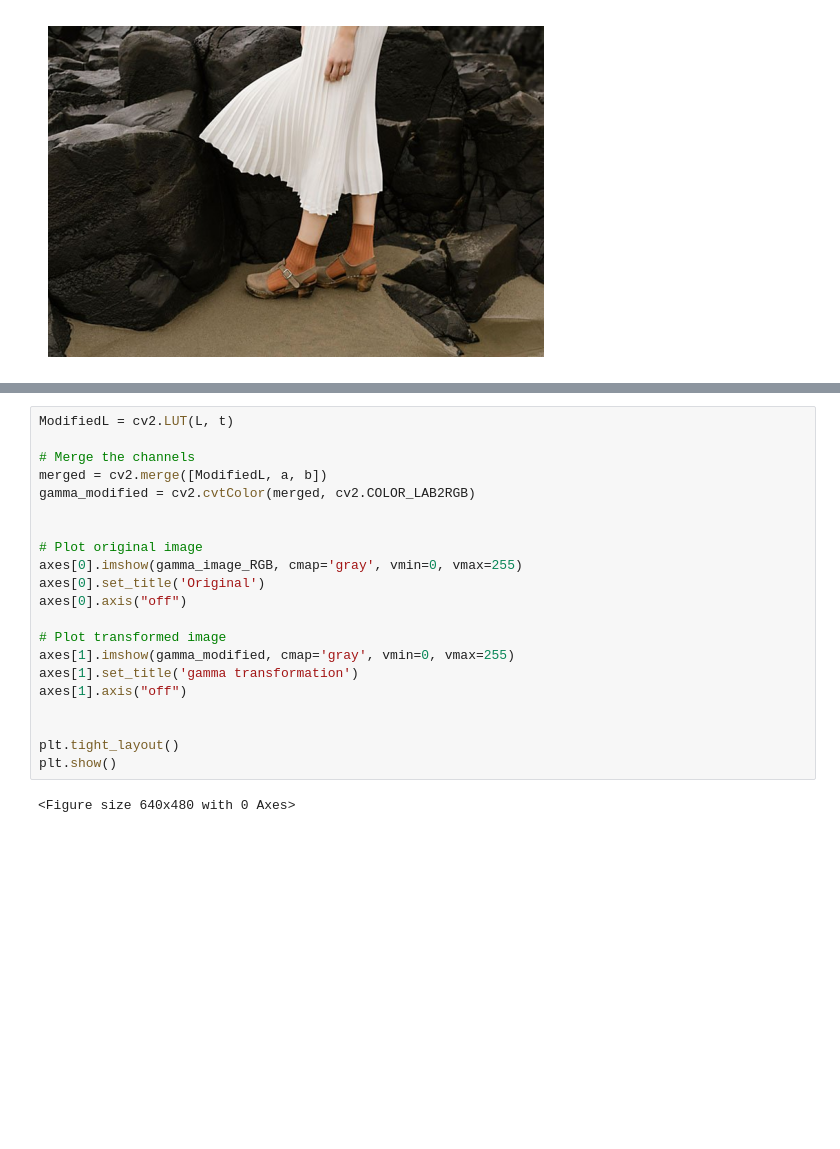
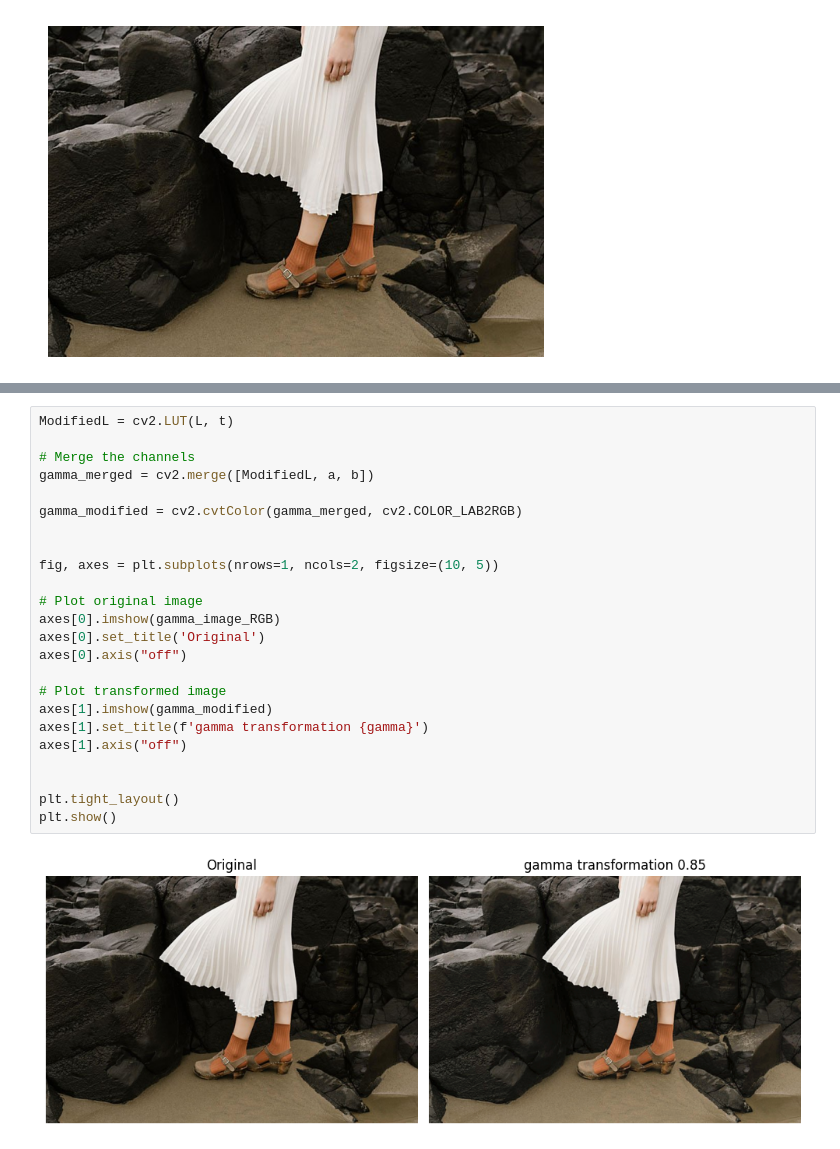
Before and after one commit to HimanSenaweera/EN3160---Image-Processing-and-Machine-Vision, a Jupyter notebook: Assignement1/assignment1.ipynb, the cells around one changed output, grey strips where cells are left out. Cells and saved outputs as stored; diff of their text form; blank space fills up the shorter version.

```diff
--- a/Assignement1/assignment1.ipynb
+++ b/Assignement1/assignment1.ipynb
@@ -190,23 +190,26 @@ plt.show()
 # %%
 ModifiedL = cv2.LUT(L, t)
 
 # Merge the channels
-merged = cv2.merge([ModifiedL, a, b])
-gamma_modified = cv2.cvtColor(merged, cv2.COLOR_LAB2RGB)
+gamma_merged = cv2.merge([ModifiedL, a, b])
+
+gamma_modified = cv2.cvtColor(gamma_merged, cv2.COLOR_LAB2RGB)
 
 
+fig, axes = plt.subplots(nrows=1, ncols=2, figsize=(10, 5))
+
 # Plot original image
-axes[0].imshow(gamma_image_RGB, cmap='gray', vmin=0, vmax=255)
+axes[0].imshow(gamma_image_RGB)
 axes[0].set_title('Original')
 axes[0].axis("off")
 
 # Plot transformed image
-axes[1].imshow(gamma_modified, cmap='gray', vmin=0, vmax=255)
-axes[1].set_title('gamma transformation')
+axes[1].imshow(gamma_modified)
+axes[1].set_title(f'gamma transformation {gamma}')
 axes[1].axis("off")
 
 
 plt.tight_layout()
 plt.show()
 # %% [output]
-<Figure size 640x480 with 0 Axes>
+[figure, added]
```
Also changed, not shown: parts of 10 cells of this notebook.
